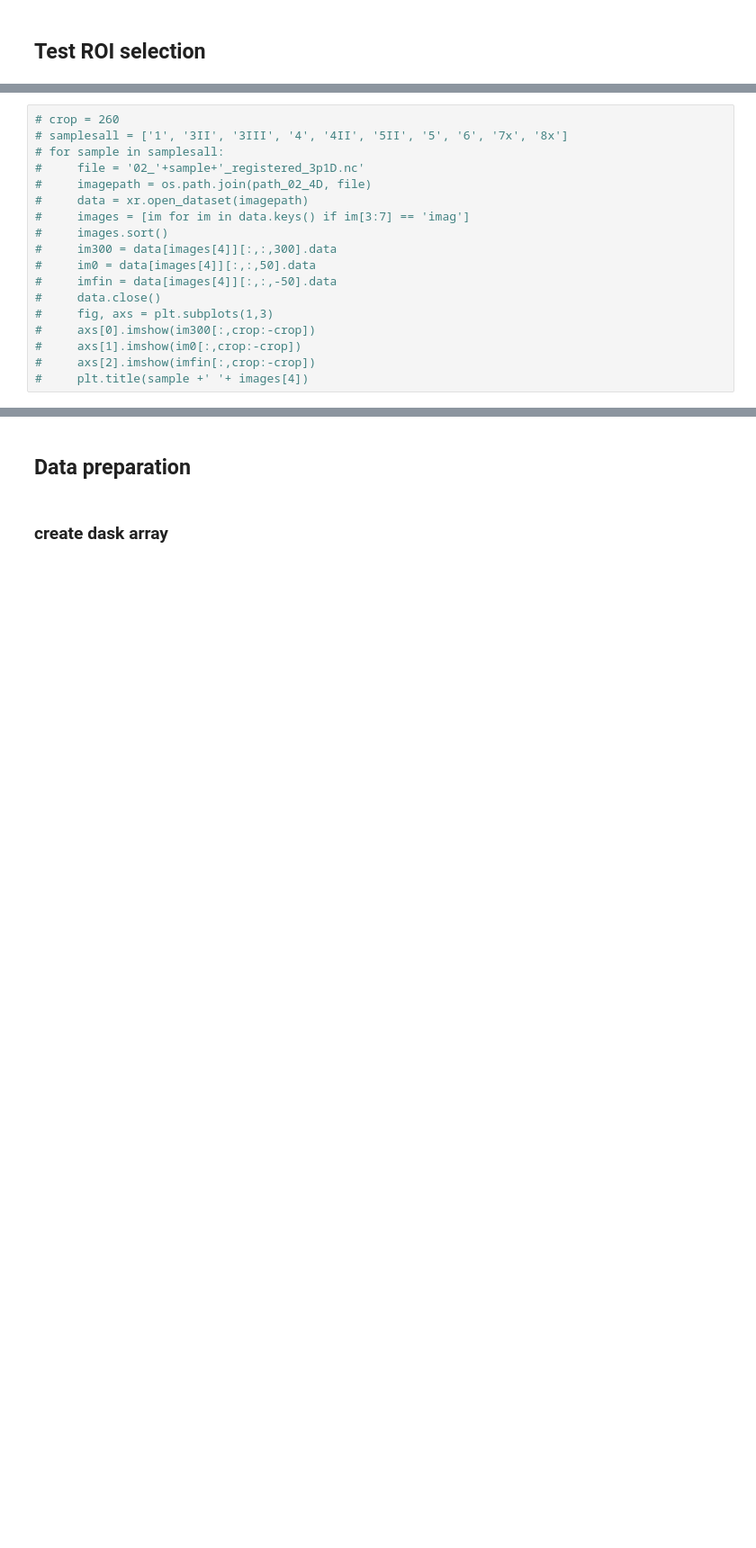
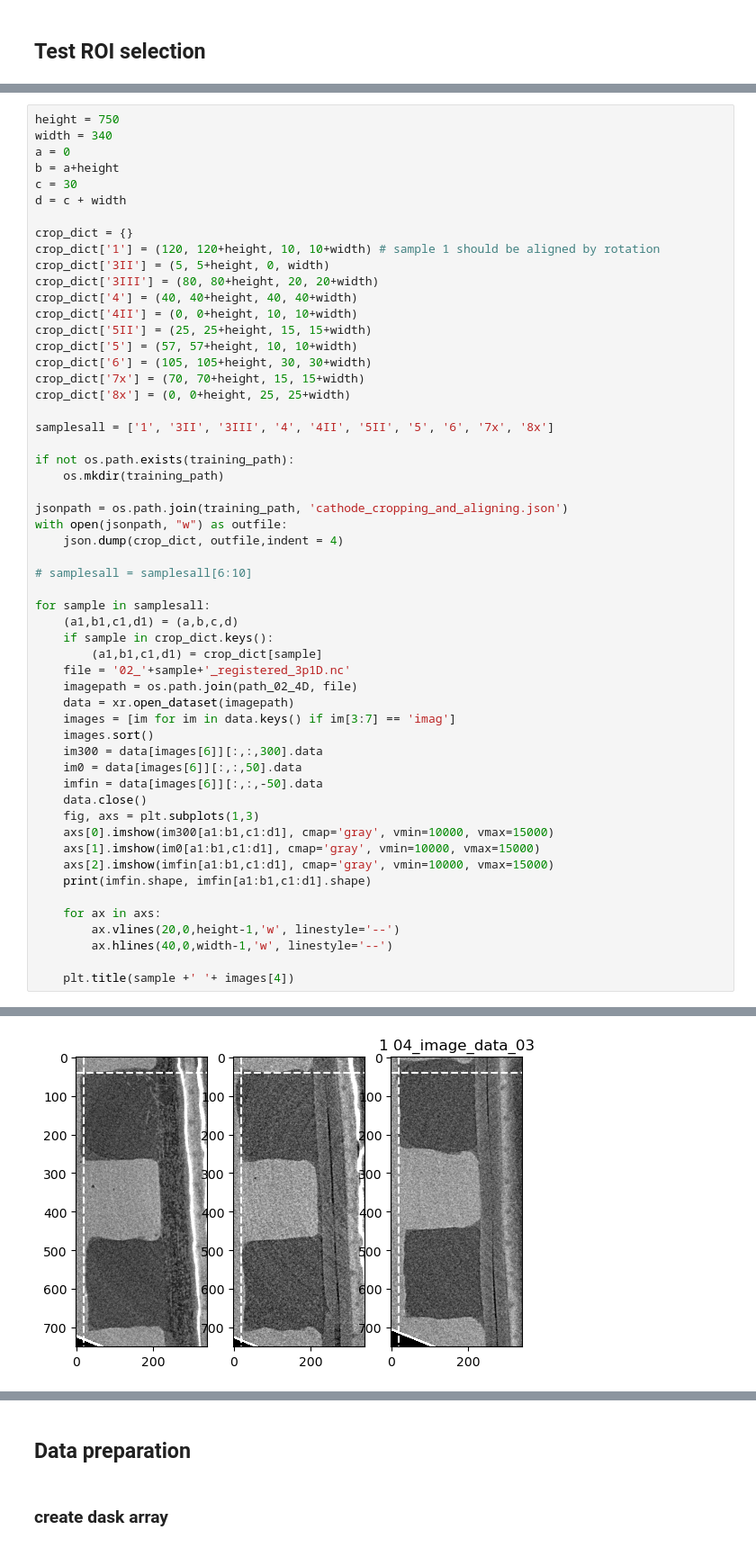
Before and after one commit to Pescatore23/co2ely-tomcat, a Jupyter notebook: data_analysis/05a_ML_water_segmentation.ipynb, the cells around one changed output, grey strips where cells are left out. Shown at 90% size. Saved outputs shown, nothing was run; the diff lists cells and outputs as text; blank space fills up the shorter version.

```diff
--- a/data_analysis/05a_ML_water_segmentation.ipynb
+++ b/data_analysis/05a_ML_water_segmentation.ipynb
@@ -144,18 +146,56 @@ Dashboard at http://127.0.0.1:35000/status
 # %%
-# crop = 260
-# samplesall = ['1', '3II', '3III', '4', '4II', '5II', '5', '6', '7x', '8x']
-# for sample in samplesall:
-#     file = '02_'+sample+'_registered_3p1D.nc'
-#     imagepath = os.path.join(path_02_4D, file)
-#     data = xr.open_dataset(imagepath)
-#     images = [im for im in data.keys() if im[3:7] == 'imag']
-#     images.sort()
-#     im300 = data[images[4]][:,:,300].data
-#     im0 = data[images[4]][:,:,50].data
-#     imfin = data[images[4]][:,:,-50].data
-#     data.close()
-#     fig, axs = plt.subplots(1,3)
-#     axs[0].imshow(im300[:,crop:-crop])
-#     axs[1].imshow(im0[:,crop:-crop])
-#     axs[2].imshow(imfin[:,crop:-crop])
-#     plt.title(sample +' '+ images[4])
+height = 750
+width = 340
+a = 0
+b = a+height
+c = 30
+d = c + width
+
+crop_dict = {}
+crop_dict['1'] = (120, 120+height, 10, 10+width) # sample 1 should be aligned by rotation
+crop_dict['3II'] = (5, 5+height, 0, width)
+crop_dict['3III'] = (80, 80+height, 20, 20+width)
+crop_dict['4'] = (40, 40+height, 40, 40+width)
+crop_dict['4II'] = (0, 0+height, 10, 10+width)
+crop_dict['5II'] = (25, 25+height, 15, 15+width)
+crop_dict['5'] = (57, 57+height, 10, 10+width)
+crop_dict['6'] = (105, 105+height, 30, 30+width)
+crop_dict['7x'] = (70, 70+height, 15, 15+width)
+crop_dict['8x'] = (0, 0+height, 25, 25+width)
+
+samplesall = ['1', '3II', '3III', '4', '4II', '5II', '5', '6', '7x', '8x']
+
+if not os.path.exists(training_path):
+    os.mkdir(training_path)
+
+jsonpath = os.path.join(training_path, 'cathode_cropping_and_aligning.json')
+with open(jsonpath, "w") as outfile:
+    json.dump(crop_dict, outfile,indent = 4)
+
+# samplesall = samplesall[6:10]
+
+for sample in samplesall:
+    (a1,b1,c1,d1) = (a,b,c,d)
+    if sample in crop_dict.keys():
+        (a1,b1,c1,d1) = crop_dict[sample]
+    file = '02_'+sample+'_registered_3p1D.nc'
+    imagepath = os.path.join(path_02_4D, file)
+    data = xr.open_dataset(imagepath)
+    images = [im for im in data.keys() if im[3:7] == 'imag']
+    images.sort()
+    im300 = data[images[6]][:,:,300].data
+    im0 = data[images[6]][:,:,50].data
+    imfin = data[images[6]][:,:,-50].data
+    data.close()
+    fig, axs = plt.subplots(1,3)
+    axs[0].imshow(im300[a1:b1,c1:d1], cmap='gray', vmin=10000, vmax=15000)
+    axs[1].imshow(im0[a1:b1,c1:d1], cmap='gray', vmin=10000, vmax=15000)
+    axs[2].imshow(imfin[a1:b1,c1:d1], cmap='gray', vmin=10000, vmax=15000)
+    print(imfin.shape, imfin[a1:b1,c1:d1].shape)
+
+    for ax in axs:
+        ax.vlines(20,0,height-1,'w', linestyle='--')
+        ax.hlines(40,0,width-1,'w', linestyle='--')
+
+    plt.title(sample +' '+ images[4])
+# %% [output]
@@ -161,0 +212 @@ Dashboard at http://127.0.0.1:35000/status
+[figure, added]
```
Also changed, not shown: parts of 22 cells of this notebook, 3 other files.
